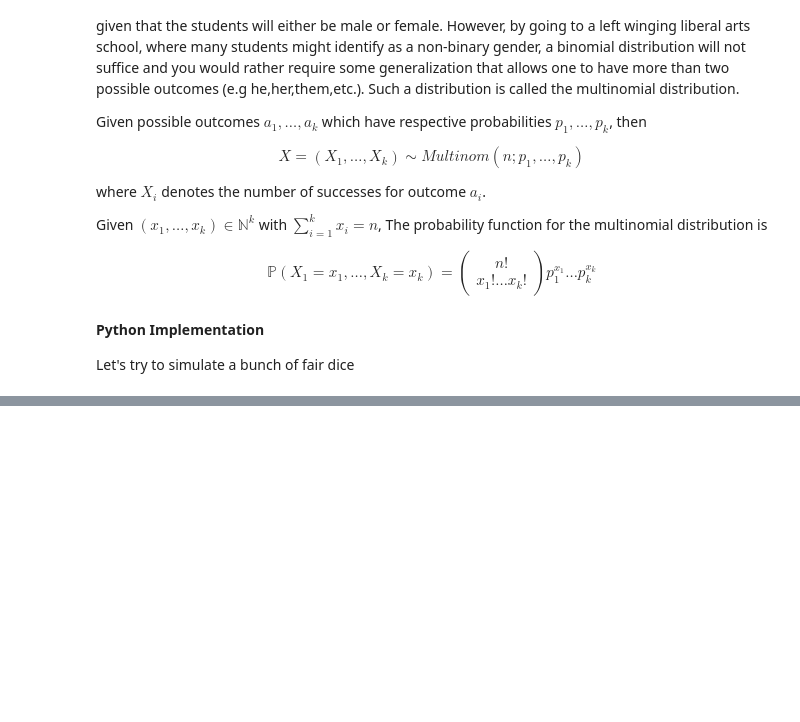
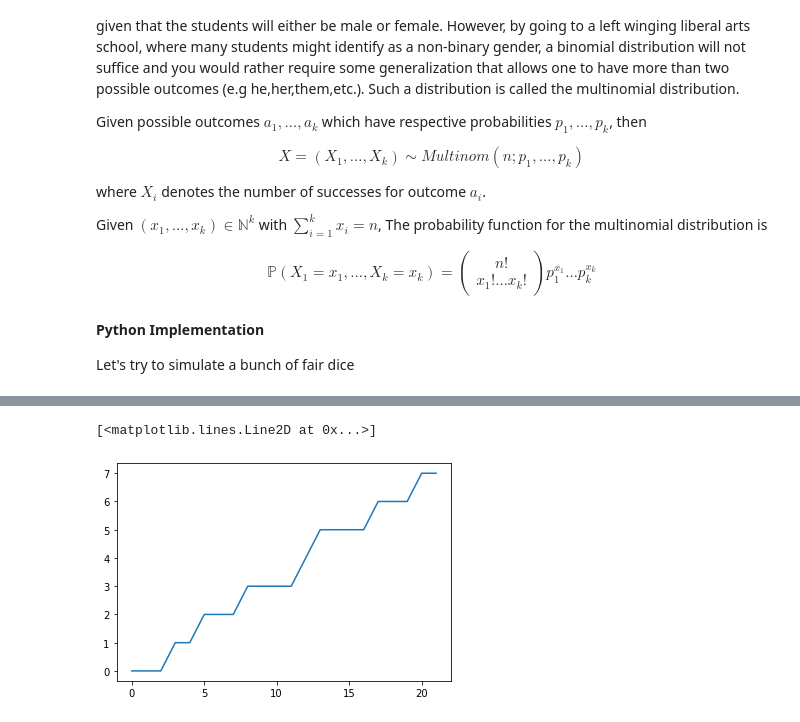
Before and after one commit to theheavygluon/Risk-Management-Course, a Jupyter notebook: Lecture 2 - Statistical Distributions and Stochastic Processes.ipynb, the cells around one changed output, grey strips where cells are left out. Drawn from its saved outputs; the diff is of its cells as text; code cells hidden in the pictures; blank space fills up the shorter version.

```diff
--- a/Lecture 2 - Statistical Distributions and Stochastic Processes.ipynb
+++ b/Lecture 2 - Statistical Distributions and Stochastic Processes.ipynb
@@ -1032,0 +1064,19 @@ The log returns of the a process that follows MGBM follow a multivariate normal
+# %%
+waiting_times = np.array([np.random.poisson(3) for _ in range(10)])#generating list of waiting times(lambda=3)
+jumpvals = waiting_times.cumsum() #getting the cummulative sum (i.e at what x values should the jump occur)
+
+n = jumpvals[-1] #number of steps in the process
+
+N_t = np.zeros(n) #initializing the poisson process with an all zero array
+N_t[0] = 0 #making it explicit that the first term must be zero
+
+for i in range(n-1):
+    if i in jumpvals:
+        N_t[i+1] = N_t[i] + 1 #jump by 1 when number of steps is in jumpvals
+    else:
+        N_t[i+1] = N_t[i] #stay the same when number of steps is not in jumpvals
+
+plt.plot(N_t)
+# %% [output]
+[<matplotlib.lines.Line2D at 0x...>]
+[figure, added]
```
Also changed, not shown: parts of 57 cells of this notebook, 5 other files.
